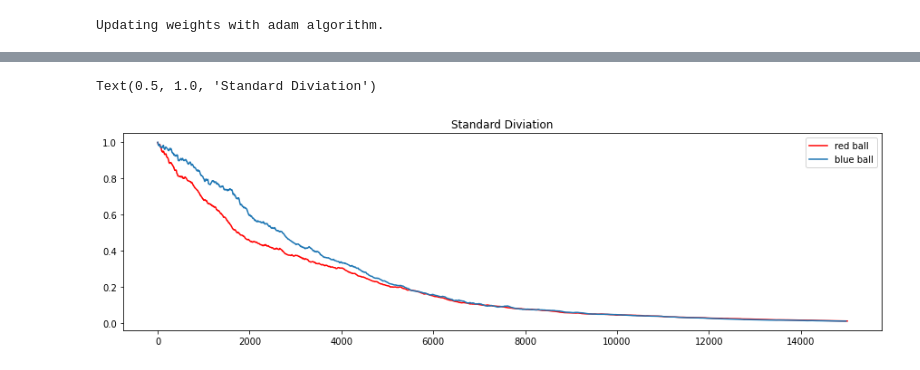
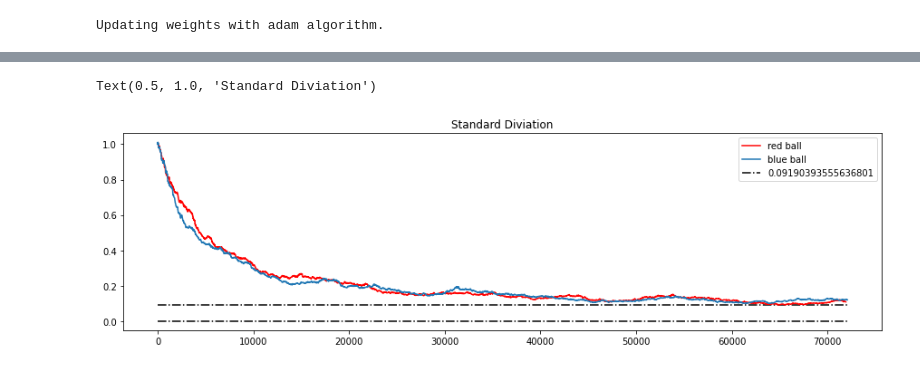
Before and after one commit to realwenlongwang/contexutal-bandits-with-peer-prediction-for-decision-making, a Jupyter notebook: Gradient Bandit with Continous Action Space.ipynb, the cells around one changed output, grey strips where cells are left out. Saved outputs shown, nothing was run; the diff lists cells and outputs as text; code cells hidden in the pictures.

```diff
--- a/Gradient Bandit with Continous Action Space.ipynb
+++ b/Gradient Bandit with Continous Action Space.ipynb
@@ -452,12 +553,15 @@ Text(0.5, 1.0, 'Weights for Mean')
 # %%
+min_std = min(r_ball_std_history_list) if min(r_ball_std_history_list) < min(b_ball_std_history_list) else min(b_ball_std_history_list)
 fig = plt.figure(figsize=(15, 4))
-plt.plot(r_ball_std_history, 'r', label = 'red ball')
-plt.plot(b_ball_std_history,label = 'blue ball')
+plt.plot(r_ball_std_history_list, 'r', label = 'red ball')
+plt.plot(b_ball_std_history_list,label = 'blue ball')
+plt.hlines(y=0, xmin=0, xmax=len(b_ball_std_history_list) , colors='black', linestyles='dashdot')
+plt.hlines(y=min_std, xmin=0, xmax=len(b_ball_std_history_list) , colors='black', linestyles='dashdot', label=str(min_std))
 plt.legend()
 plt.title('Standard Diviation')
 # %% [output]
 Text(0.5, 1.0, 'Standard Diviation')
-[figure, old version]
+[figure, new version]
 # %%
 fig = plt.figure(figsize=(15, 4))
 plt.plot(std_weights_history[1:, 0], 'r', label='Red weight')
```
Also changed, not shown: parts of 25 cells of this notebook.
